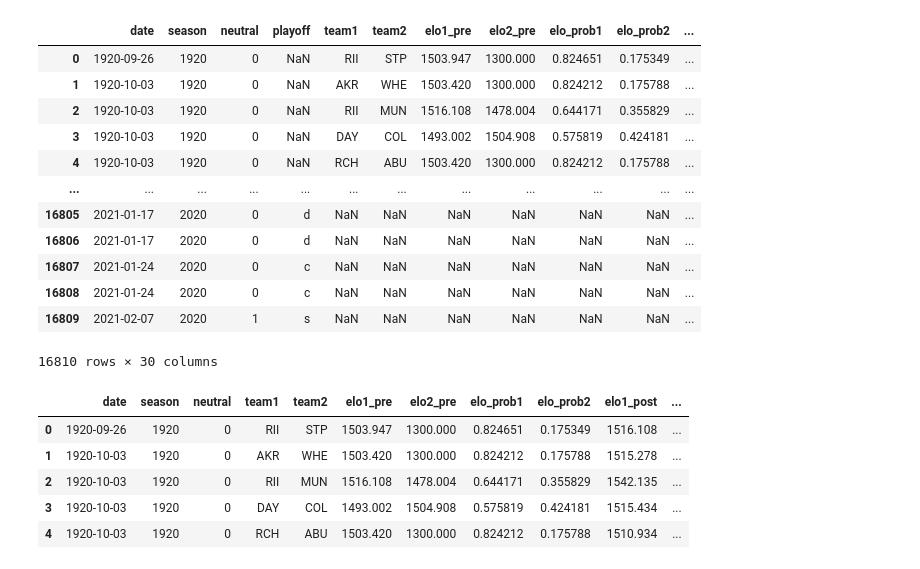
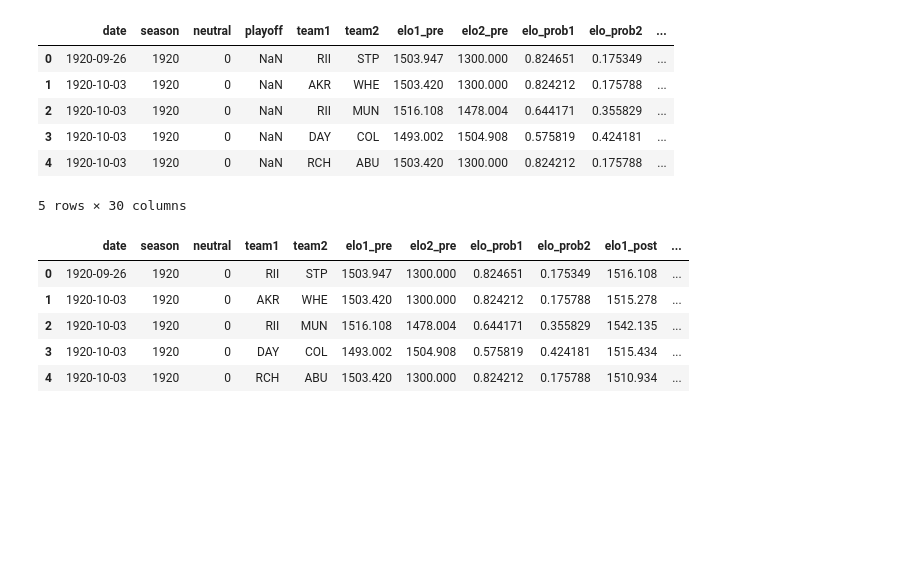
Before and after one commit to anissakhan/731-Project-4-Khan, a Jupyter notebook: Notebooks/731-Project4.ipynb, the cells around one changed output. Saved outputs shown, nothing was run; the diff lists cells and outputs as text; code cells hidden in the pictures; blank space fills up the shorter version.

```diff
--- a/Notebooks/731-Project4.ipynb
+++ b/Notebooks/731-Project4.ipynb
@@ -51,20 +45,14 @@ dfFoot
 # %%
 dfFoot2=pd.read_csv("/Users/anissakhan/Dropbox/Nissa_stuff/KU_CS/EECS731/731-Project-4-Khan/Data/RawData/nfl_elo.csv")
-dfFoot2
+dfFoot2.head()
 # %% [output]
 |  | date | season | neutral | playoff | team1 | team2 | elo1_pre | elo2_pre | elo_prob1 | elo_prob2 | ... |
 | 0 | 1920-09-26 | 1920 | 0 | NaN | RII | STP | 1503.947 | 1300.000 | 0.824651 | 0.175349 | ... |
 | 1 | 1920-10-03 | 1920 | 0 | NaN | AKR | WHE | 1503.420 | 1300.000 | 0.824212 | 0.175788 | ... |
 | 2 | 1920-10-03 | 1920 | 0 | NaN | RII | MUN | 1516.108 | 1478.004 | 0.644171 | 0.355829 | ... |
 | 3 | 1920-10-03 | 1920 | 0 | NaN | DAY | COL | 1493.002 | 1504.908 | 0.575819 | 0.424181 | ... |
 | 4 | 1920-10-03 | 1920 | 0 | NaN | RCH | ABU | 1503.420 | 1300.000 | 0.824212 | 0.175788 | ... |
-| ... | ... | ... | ... | ... | ... | ... | ... | ... | ... | ... | ... |
-| 16805 | 2021-01-17 | 2020 | 0 | d | NaN | NaN | NaN | NaN | NaN | NaN | ... |
-| 16806 | 2021-01-17 | 2020 | 0 | d | NaN | NaN | NaN | NaN | NaN | NaN | ... |
-| 16807 | 2021-01-24 | 2020 | 0 | c | NaN | NaN | NaN | NaN | NaN | NaN | ... |
-| 16808 | 2021-01-24 | 2020 | 0 | c | NaN | NaN | NaN | NaN | NaN | NaN | ... |
-| 16809 | 2021-02-07 | 2020 | 1 | s | NaN | NaN | NaN | NaN | NaN | NaN | ... |
-16810 rows × 30 columns
+5 rows × 30 columns
 # %%
 dfFoot2=dfFoot2.drop(columns='playoff')
 dfFoot2.head()
```
Also changed, not shown: parts of 9 cells of this notebook, 3 other files.
